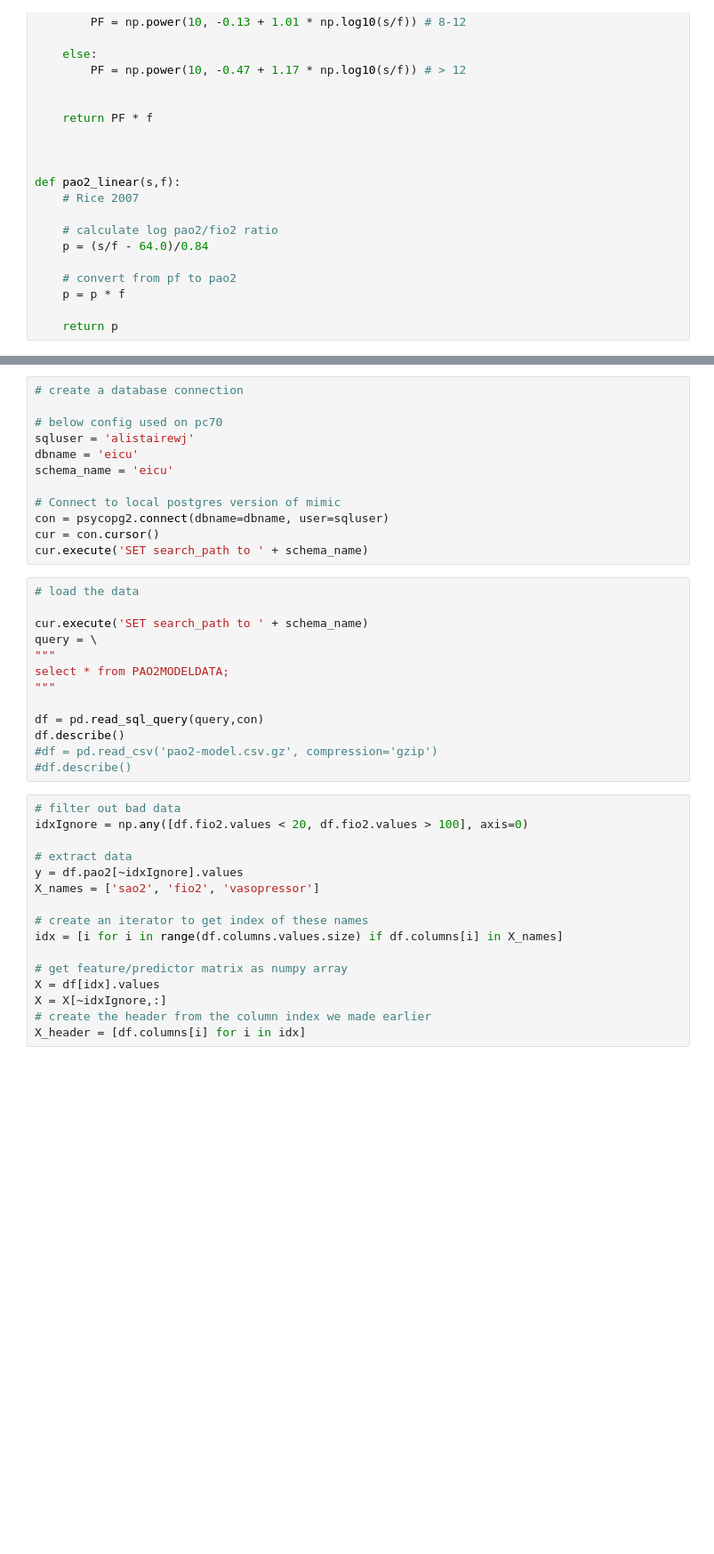
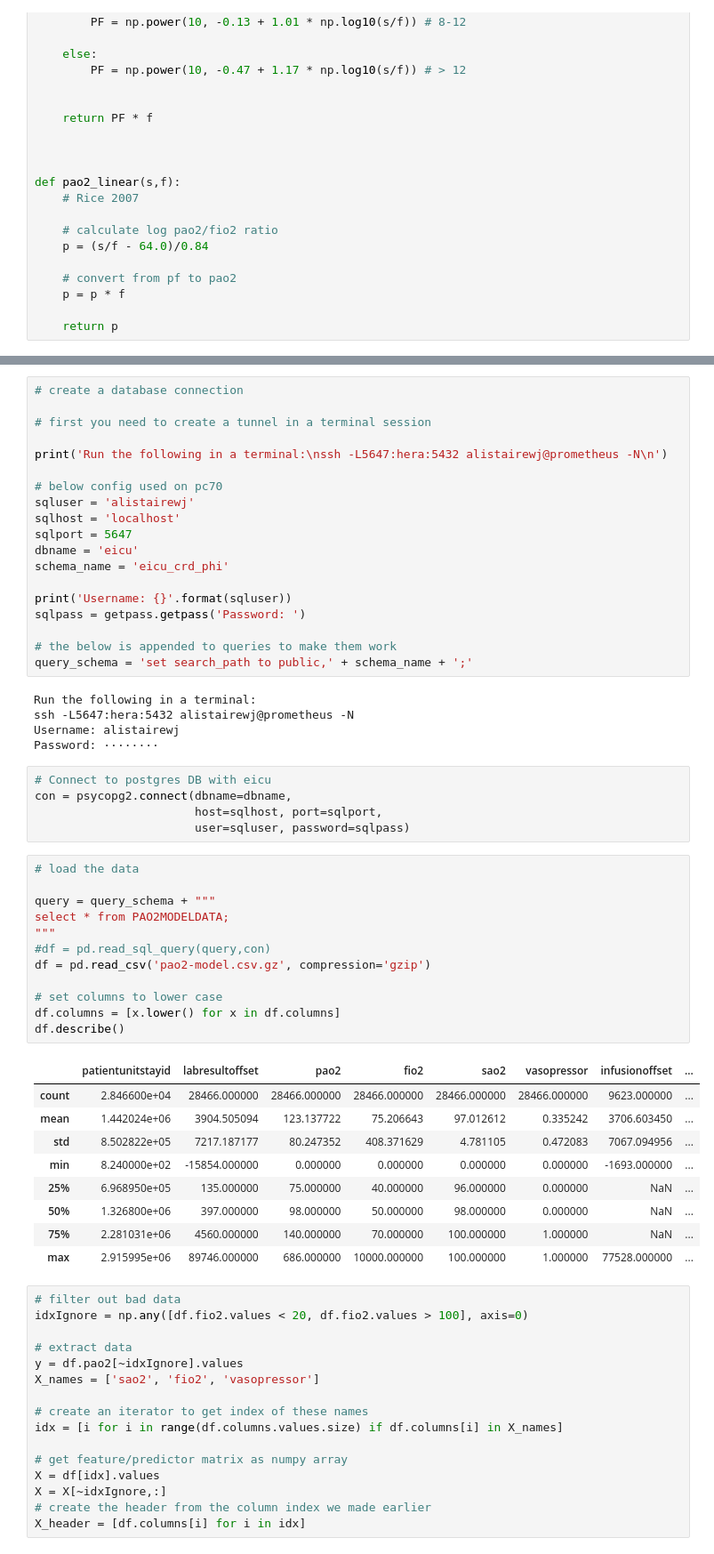
Before and after one commit to alistairewj/pao2-fio2-prediction, a Jupyter notebook: pao2-model.ipynb, the cells around one changed output, grey strips where cells are left out. Shown at 89% size. Drawn from its saved outputs; the diff is of its cells as text; blank space fills up the shorter version.

```diff
--- a/pao2-model.ipynb
+++ b/pao2-model.ipynb
@@ -127,28 +132,54 @@ plt.show()
-# %%
-# create a database connection
-
-# below config used on pc70
-sqluser = 'alistairewj'
-dbname = 'eicu'
-schema_name = 'eicu'
-
-# Connect to local postgres version of mimic
-con = psycopg2.connect(dbname=dbname, user=sqluser)
-cur = con.cursor()
-cur.execute('SET search_path to ' + schema_name)
+# %%
+# create a database connection
+
+# first you need to create a tunnel in a terminal session
+
+print('Run the following in a terminal:\nssh -L5647:hera:5432 alistairewj@prometheus -N\n')
+
+# below config used on pc70
+sqluser = 'alistairewj'
+sqlhost = 'localhost'
+sqlport = 5647
+dbname = 'eicu'
+schema_name = 'eicu_crd_phi'
+
+print('Username: {}'.format(sqluser))
+sqlpass = getpass.getpass('Password: ')
+
+# the below is appended to queries to make them work
+query_schema = 'set search_path to public,' + schema_name + ';'
+# %% [output]
+Run the following in a terminal:
+ssh -L5647:hera:5432 alistairewj@prometheus -N
+Username: alistairewj
+Password: ········
+# %%
+# Connect to postgres DB with eicu
+con = psycopg2.connect(dbname=dbname,
+                       host=sqlhost, port=sqlport,
+                       user=sqluser, password=sqlpass)
 # %%
 # load the data
 
-cur.execute('SET search_path to ' + schema_name)
-query = \
-"""
+query = query_schema + """
 select * from PAO2MODELDATA;
 """
+#df = pd.read_sql_query(query,con)
+df = pd.read_csv('pao2-model.csv.gz', compression='gzip')
 
-df = pd.read_sql_query(query,con)
+# set columns to lower case
+df.columns = [x.lower() for x in df.columns]
 df.describe()
-#df = pd.read_csv('pao2-model.csv.gz', compression='gzip')
-#df.describe()
+# %% [output]
+|  | patientunitstayid | labresultoffset | pao2 | fio2 | sao2 | vasopressor | infusionoffset | ... |
+| count | 2.846600e+04 | 28466.000000 | 28466.000000 | 28466.000000 | 28466.000000 | 28466.000000 | 9623.000000 | ... |
+| mean | 1.442024e+06 | 3904.505094 | 123.137722 | 75.206643 | 97.012612 | 0.335242 | 3706.603450 | ... |
+| std | 8.502822e+05 | 7217.187177 | 80.247352 | 408.371629 | 4.781105 | 0.472083 | 7067.094956 | ... |
+| min | 8.240000e+02 | -15854.000000 | 0.000000 | 0.000000 | 0.000000 | 0.000000 | -1693.000000 | ... |
+| 25% | 6.968950e+05 | 135.000000 | 75.000000 | 40.000000 | 96.000000 | 0.000000 | NaN | ... |
+| 50% | 1.326800e+06 | 397.000000 | 98.000000 | 50.000000 | 98.000000 | 0.000000 | NaN | ... |
+| 75% | 2.281031e+06 | 4560.000000 | 140.000000 | 70.000000 | 100.000000 | 1.000000 | NaN | ... |
+| max | 2.915995e+06 | 89746.000000 | 686.000000 | 10000.000000 | 100.000000 | 1.000000 | 77528.000000 | ... |
 # %%
 # filter out bad data
 idxIgnore = np.any([df.fio2.values < 20, df.fio2.values > 100], axis=0)
```
Also changed, not shown: parts of 28 cells of this notebook.
